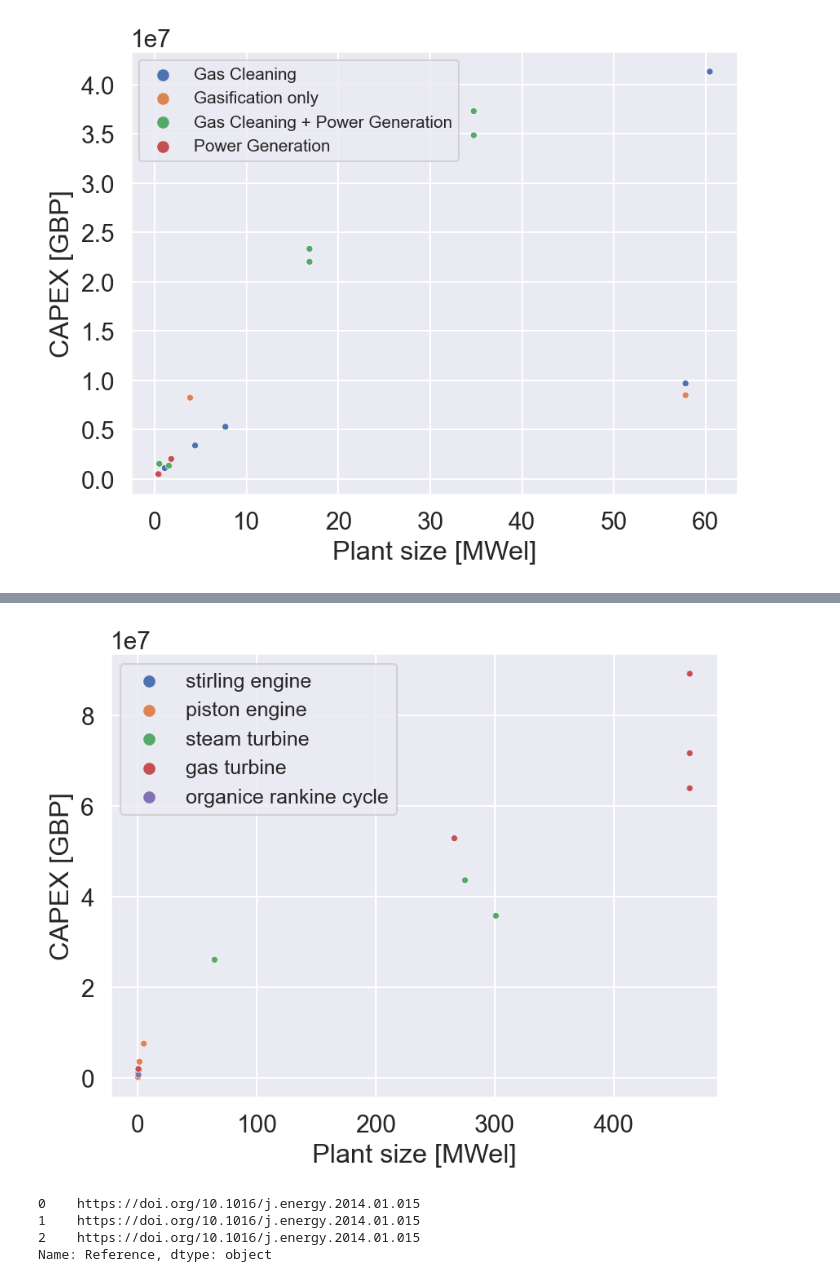
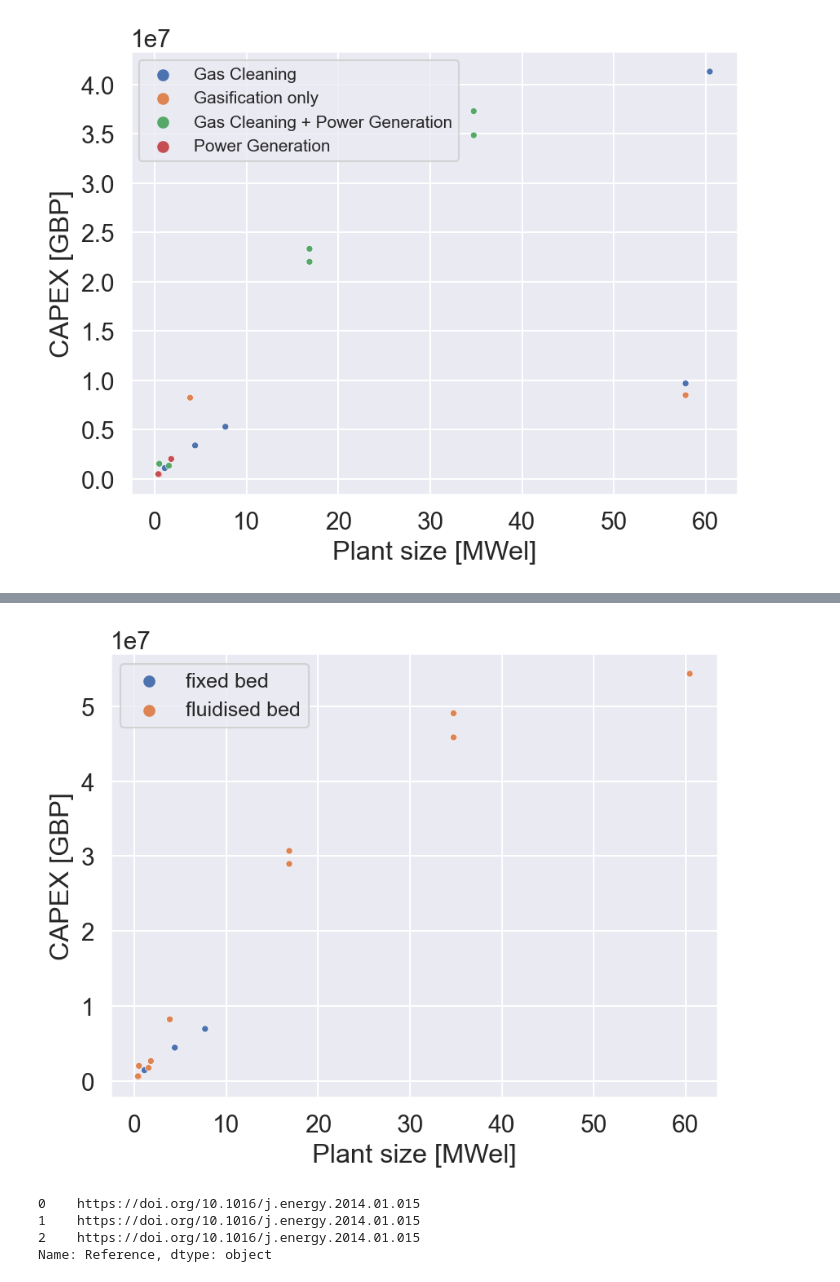
Before and after one commit to SimonAscher/Gasification_LCA_TEA, a Jupyter notebook: analysis/preliminary/CAPEX calculations/CHP_gasification_combined.ipynb, the cells around one changed output, grey strips where cells are left out. Drawn from its saved outputs; the diff is of its cells as text; code cells hidden in the pictures.

```diff
--- a/analysis/preliminary/CAPEX calculations/CHP_gasification_combined.ipynb
+++ b/analysis/preliminary/CAPEX calculations/CHP_gasification_combined.ipynb
@@ -221,3 +221,10 @@ plt.legend(loc='upper left', fontsize=10)
 plt.show()
 # %% [output]
 [figure]
+# %%
+sns.set(font_scale=1.3)
+fig, ax = plt.subplots(figsize=tuple(plot_style.fig_size), dpi=150)
+sns.scatterplot(data=df_gas, x="Plant size [tonnes/hour]", y="CAPEX_scaled_without_cleaning", hue="Cleaning and Power Generation", s=15)
+ax.set_ylabel("CAPEX [GBP]")
+plt.legend(loc='upper left', fontsize=10)
+plt.show()
@@ -261,3 +270,10 @@ plt.legend(loc='upper left', fontsize=10)
 plt.show()
 # %% [output]
 [figure]
+# %%
+sns.set(font_scale=1.3)
+fig, ax = plt.subplots(figsize=tuple(plot_style.fig_size), dpi=150)
+sns.scatterplot(data=df_gas, x="Plant size [tonnes/hour]", y="CAPEX_scaled_without_cleaning", hue="Cleaning and Power Generation", s=15)
+ax.set_ylabel("CAPEX [GBP]")
+plt.legend(loc='upper left', fontsize=10)
+plt.show()
@@ -264,13 +282,13 @@ plt.show()
 # %%
 # Show reactor type
 sns.set(font_scale=1.3)
 fig, ax = plt.subplots(figsize=tuple(plot_style.fig_size), dpi=150)
-sns.scatterplot(data=df_CHP, x="Plant size [MWel]", y=currency_and_CEPCI_scaled_label_CHP, hue="Type", s=15)
+sns.scatterplot(data=df_gas[df_gas["Type"] != "entrained flow"], x="Plant size [MWel]", y=currency_and_CEPCI_scaled_label_CHP, hue="Type", s=15)
 ax.set_ylabel("CAPEX [GBP]")
 plt.legend(loc='upper left', fontsize=12)
 plt.show()
 # %% [output]
-[figure, old version]
+[figure, new version]
 # %%
 # Check if all of fixed bed gasifier data is from same reference
 df_gas[df_gas["Type"]== "fixed bed"]["Reference"]
```
Also changed, not shown: parts of 5 cells of this notebook, 5 other files.
